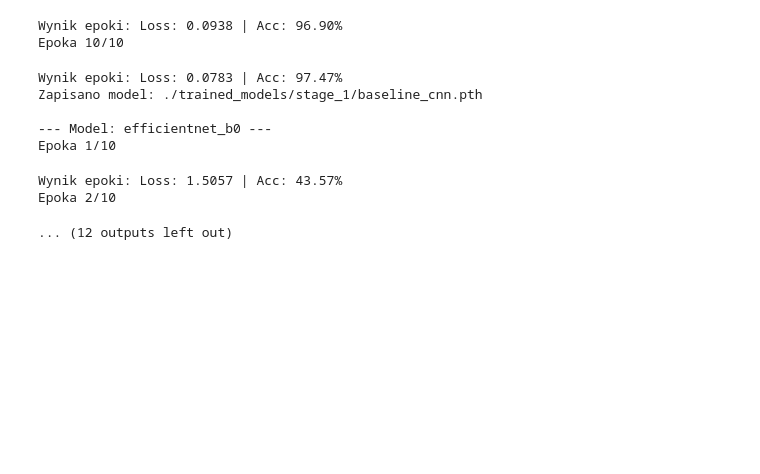
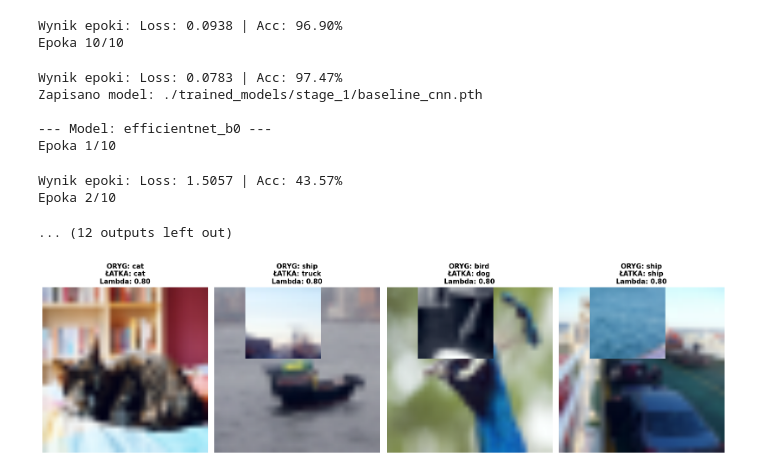
Before and after one commit to michalwietecki/deep-learning-project-1, a Jupyter notebook: main.ipynb, the cells around one changed output. Saved outputs shown, nothing was run; the diff lists cells and outputs as text; code cells hidden in the pictures; blank space fills up the shorter version.

```diff
--- a/main.ipynb
+++ b/main.ipynb
@@ -228,3 +228,39 @@ Epoka 1/10
 Wynik epoki: Loss: 1.5057 | Acc: 43.57%
 Epoka 2/10
 ... (12 outputs left out)
+# %%
+import matplotlib.pyplot as plt
+import torch
+import numpy as np
+
+classes = ['airplane', 'automobile', 'bird', 'cat', 'deer', 'dog', 'frog', 'horse', 'ship', 'truck']
+
+config_test = EXPERIMENTS["stage_1"]
+temp_loader = get_dataloaders(config_test, split='train')
+
+inputs, targets = next(iter(temp_loader))
+
+mixed_inputs, targets_a, targets_b, lam = apply_cutmix(inputs.clone(), targets.clone())
+
+plt.figure(figsize=(16, 8))
+
+for i in range(4):
+    plt.subplot(1, 4, i+1)
+
+    img = mixed_inputs[i].permute(1, 2, 0).cpu().numpy()
+
+    img = (img - img.min()) / (img.max() - img.min())
+
+    plt.imshow(img)
+
+    title = f"ORYG: {classes[targets_a[i]]}\n"
+    title += f"ŁATKA: {classes[targets_b[i]]}\n"
+    title += f"Lambda: {lam:.2f}"
+
+    plt.title(title, fontsize=11, fontweight='bold')
+    plt.axis('off')
+
+plt.tight_layout()
+plt.show()
+# %% [output]
+[figure, added]
```
Also changed, not shown: parts of 2 cells of this notebook, 3 other files.
